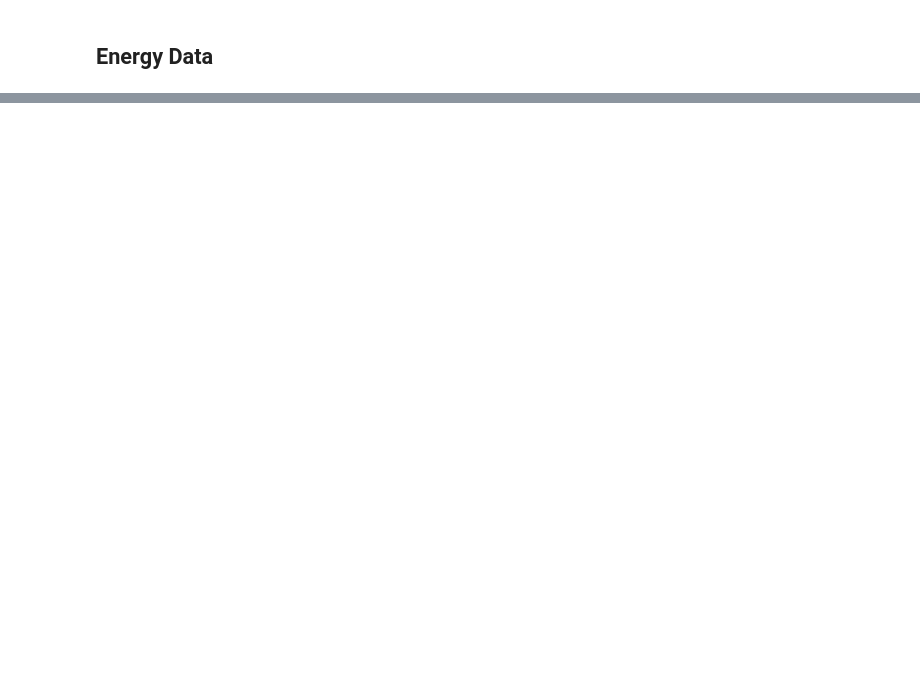
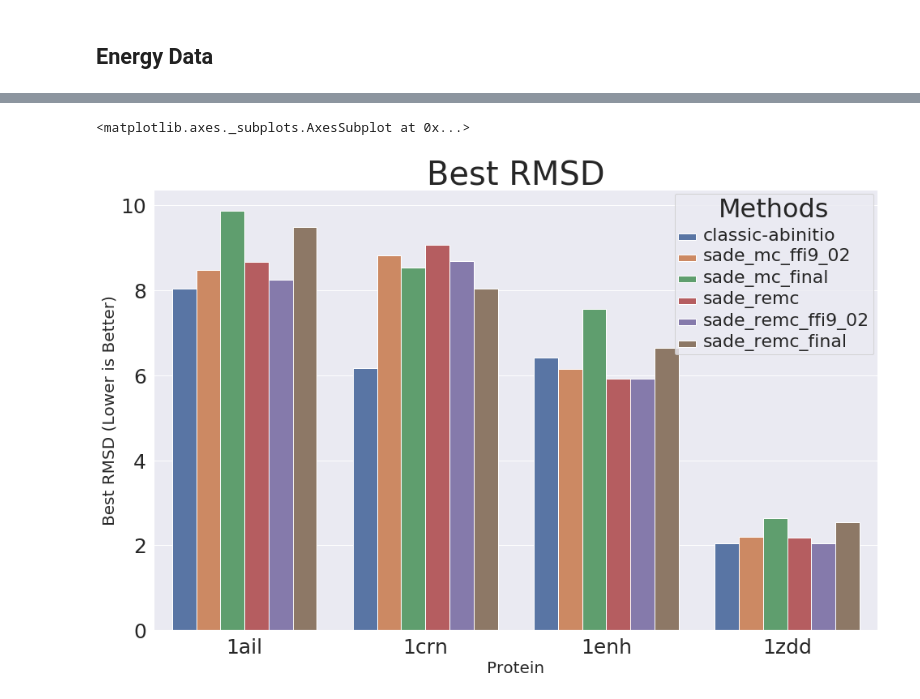
Before and after one commit to h3nnn4n/protein-prediction-framework, a Jupyter notebook: tools/notebooks/analysis/Data Analysis - Experiment 1.ipynb, the cells around one changed output, grey strips where cells are left out. Cells and saved outputs as stored; diff of their text form; code cells hidden in the pictures; blank space fills up the shorter version.

Commit message:
Added plots

```diff
--- a/tools/notebooks/analysis/Data Analysis - Experiment 1.ipynb
+++ b/tools/notebooks/analysis/Data Analysis - Experiment 1.ipynb
@@ -202,0 +194,20 @@ pretty_print_experiment_summary(experiment_summary_scorefxn)
+# %%
+summary = data_utils.experiment_summary(alldata, mode='best_by_energy', metric='scorefxn')
+df = summary_to_dataframe(summary)
+
+sns.set(rc={'figure.figsize':(16, 10)})
+
+plot = sns.barplot(x='protein', y='median', hue='experiment', data=df)
+plot.set_title('Best Energy', fontsize=40)
+plot.set_ylabel('Best Energy (Lower is better)', fontsize=20)
+plot.set_xlabel('Protein', fontsize=20)
+plot.tick_params(labelsize=25)
+
+plt.setp(plot.get_legend().get_texts(), fontsize='22')
+plt.setp(plot.get_legend().get_title(), fontsize='32')
+
+plot.get_legend().set_title('Methods')
+
+plot.get_figure().savefig('exp1_best_energy.png')
+
+plot
@@ -202,0 +217,21 @@ pretty_print_experiment_summary(experiment_summary_scorefxn)
+# %%
+summary = data_utils.experiment_summary(alldata, mode='best_by_energy', metric='rmsd_after')
+df = summary_to_dataframe(summary)
+
+plot = sns.barplot(x='protein', y='median', hue='experiment', data=df)
+plot.set_title('Best RMSD', fontsize=40)
+plot.set_ylabel('Best RMSD (Lower is Better)', fontsize=20)
+plot.set_xlabel('Protein', fontsize=20)
+plot.tick_params(labelsize=25)
+
+plt.setp(plot.get_legend().get_texts(), fontsize='22')
+plt.setp(plot.get_legend().get_title(), fontsize='32')
+
+plot.get_legend().set_title('Methods')
+
+plot.get_figure().savefig('exp1_best_rmsd.png')
+
+plot
+# %% [output]
+<matplotlib.axes._subplots.AxesSubplot at 0x...>
+[figure, added]
```
Also changed, not shown: parts of 21 cells of this notebook, 2 other files.
